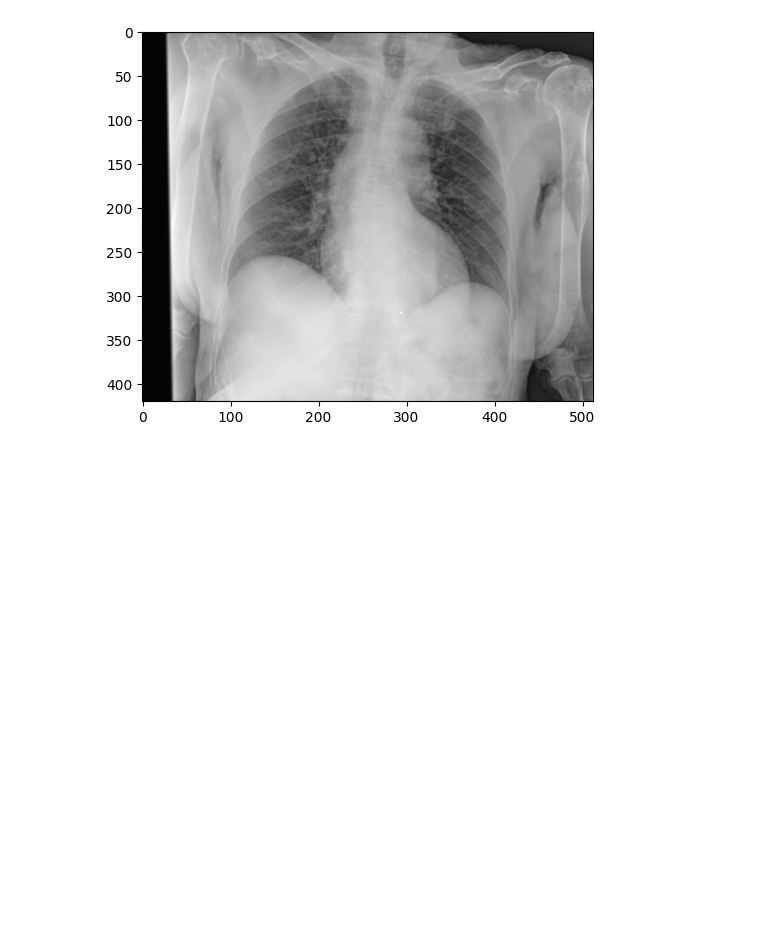
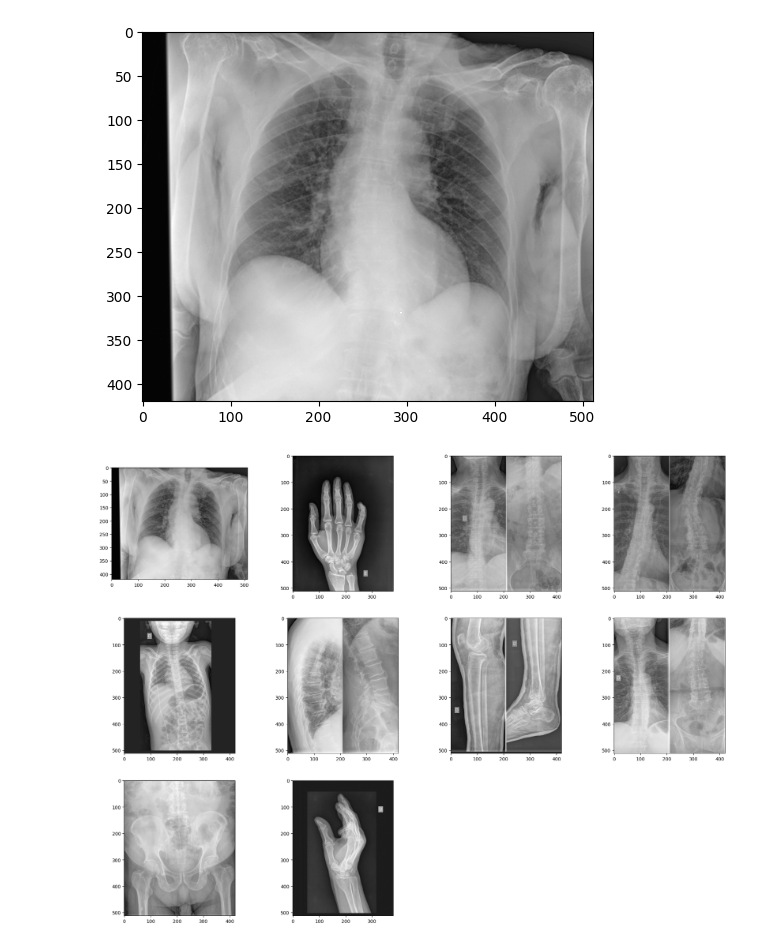
Before and after one commit to Kachroo-cheena/xray_bodypart_classificatiom, a Jupyter notebook: script.ipynb, the cells around one changed output. Saved outputs shown, nothing was run; the diff lists cells and outputs as text; code cells hidden in the pictures; blank space fills up the shorter version.

```diff
--- a/script.ipynb
+++ b/script.ipynb
@@ -23,3 +30,5 @@ test_df = pd.read_csv(os.path.join(os.getcwd(), 'data', 'test_df.csv'))
 # split() string into a list using emptyspace ' ' as a delimiter
 train_df['Target'] = train_df['Target'].apply(lambda x: x.strip(' '))
 train_df['Target'] = train_df['Target'].apply(lambda x: x.split(' '))
+for i, val in enumerate(train_df['Target']):
+    print(i,val)
@@ -33,3 +60,18 @@ plt.imshow(image, cmap='gray')
 # %% [output]
 <matplotlib.image.AxesImage at 0x...>
 [figure]
+# %%
+# identify multi label images so they can be used while training with respect to their labels
+multi_label_images = []
+for i, val in enumerate(train_df.Target):
+    if len(val) > 1:
+        multi_label_images.append((os.path.join(train_path, train_df.loc[i].SOPInstanceUID + '-c.png'), train_df.loc[i].Target))
+# %%
+# iterate over multi_label_images and subplot images that contain multi labels
+plt.figure(figsize=(24, 24))
+for i in range(10):
+    plt.subplot(4,4,i+1)
+    img = plt.imread(multi_label_images[i][0])
+    plt.imshow(img, cmap='gray')
+# %% [output]
+[figure, added]
```
Also changed, not shown: parts of 17 cells of this notebook, 1 other file.
